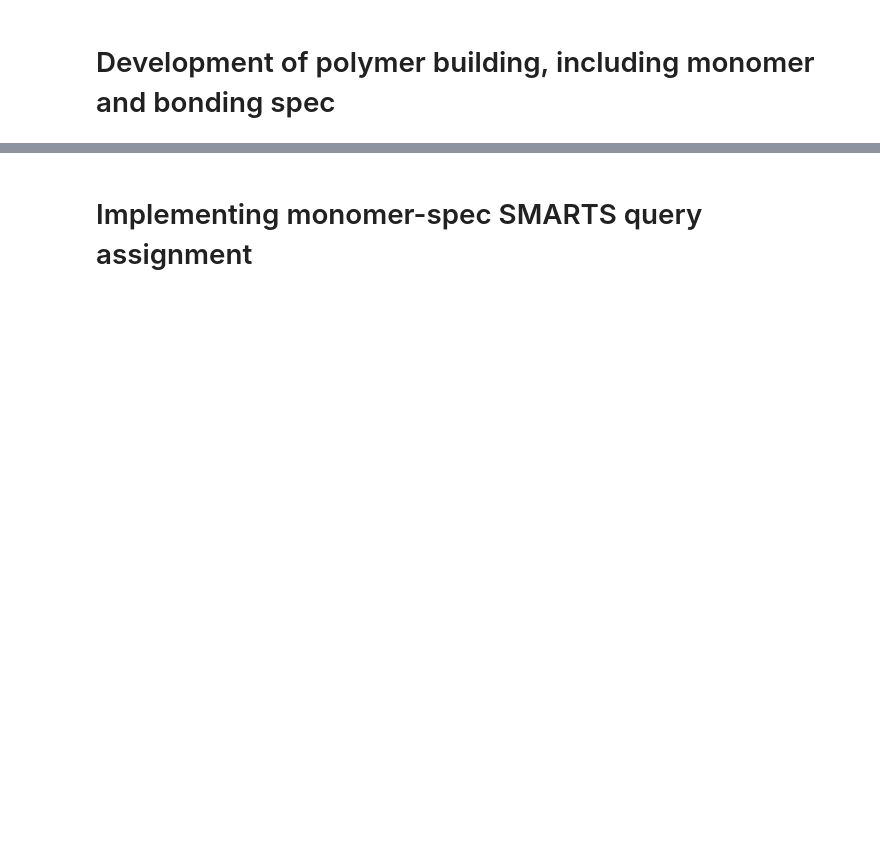
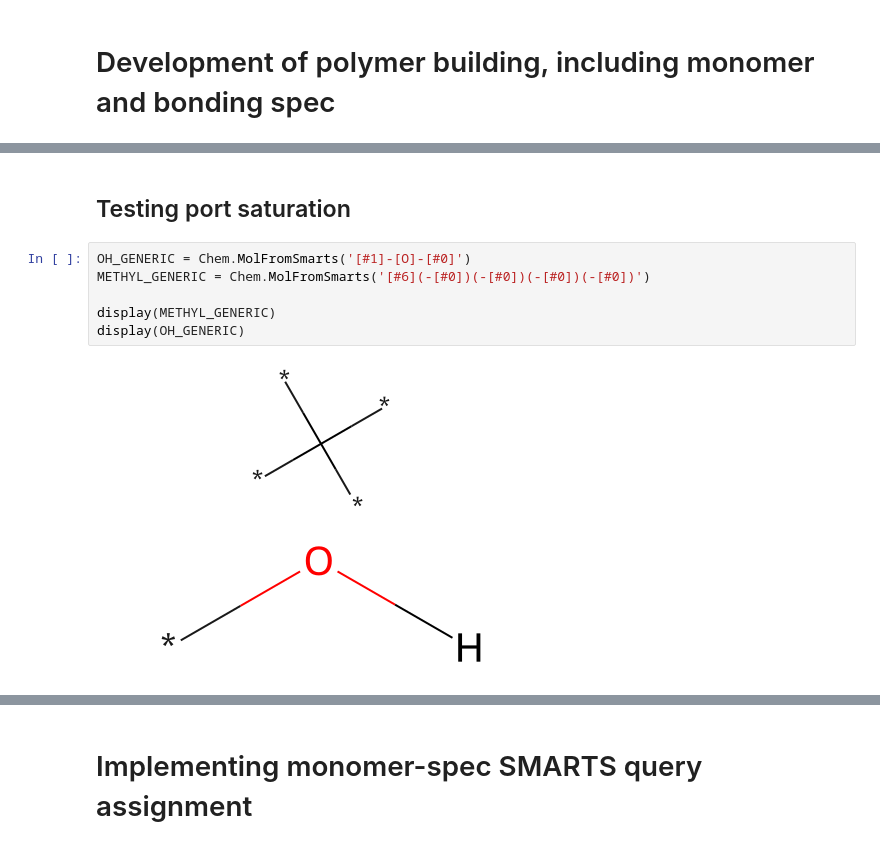
Before and after one commit to timbernat/polymer_workbench, a Jupyter notebook: polybuild_dev.ipynb, the cells around one changed output, grey strips where cells are left out. Saved outputs shown, nothing was run; the diff lists cells and outputs as text; blank space fills up the shorter version.

Commit message:
Tested and implemented splicing, began implementing saturation

```diff
--- a/polybuild_dev.ipynb
+++ b/polybuild_dev.ipynb
@@ -217,0 +103,11 @@ port_atoms = [combo.GetAtomWithIdx(i) for i in molwise.atom_ids_by_map_nums(comb
+# %% [markdown]
+## Testing port saturation
+# %%
+OH_GENERIC = Chem.MolFromSmarts('[#1]-[O]-[#0]')
+METHYL_GENERIC = Chem.MolFromSmarts('[#6](-[#0])(-[#0])(-[#0])(-[#0])')
+
+display(METHYL_GENERIC)
+display(OH_GENERIC)
+# %% [output]
+[figure, added]
+[figure, added]
```
Also changed, not shown: parts of 24 cells of this notebook.
